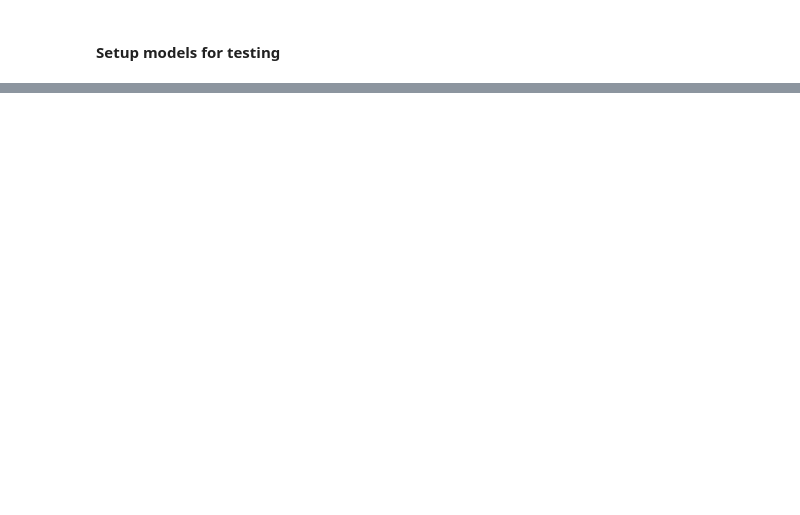
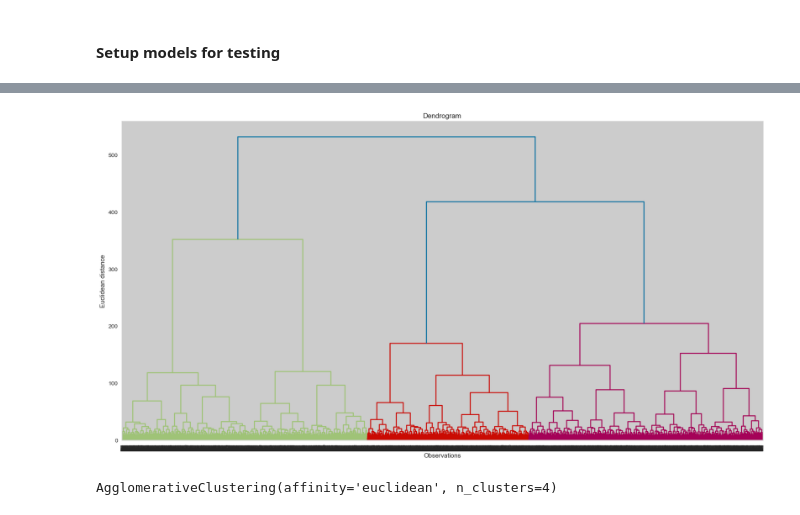
Before and after one commit to cph-oo221/Dat4-BI-Exam, a Jupyter notebook: Main.ipynb, the cells around one changed output, grey strips where cells are left out. Saved outputs shown, nothing was run; the diff lists cells and outputs as text; code cells hidden in the pictures; blank space fills up the shorter version.

```diff
--- a/Main.ipynb
+++ b/Main.ipynb
@@ -360,0 +387,16 @@ We can see that people say that the are energy efficient generally tend to have
+# %%
+plt.figure(figsize=(20,10))
+
+dendogram = ch.dendrogram(ch.linkage(X, method = 'ward'))
+plt.title('Dendrogram')
+plt.xlabel('Observations')
+plt.ylabel('Euclidean distance')
+plt.show()
+# %% [output]
+[figure, added]
+# %%
+n_clusters = 4
+model = AgglomerativeClustering(n_clusters, affinity = 'euclidean', linkage = 'ward')
+model.fit(X)
+# %% [output]
+AgglomerativeClustering(affinity='euclidean', n_clusters=4)
```
Also changed, not shown: parts of 24 cells of this notebook.
